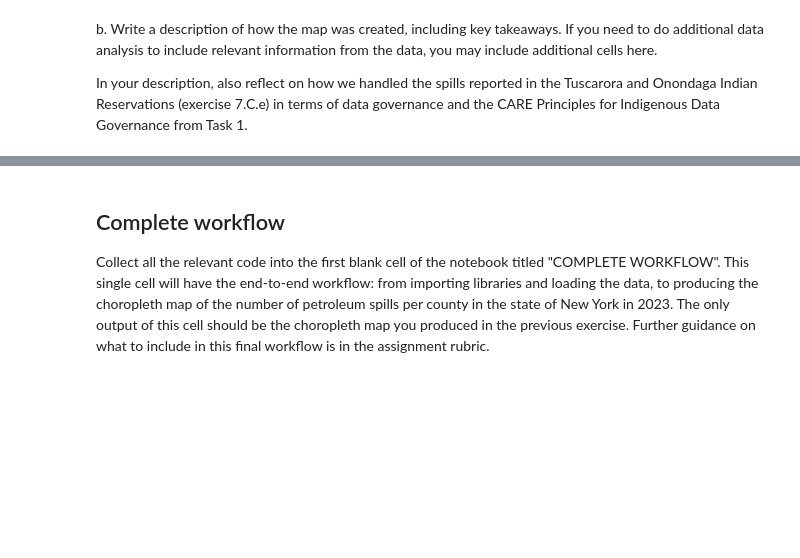
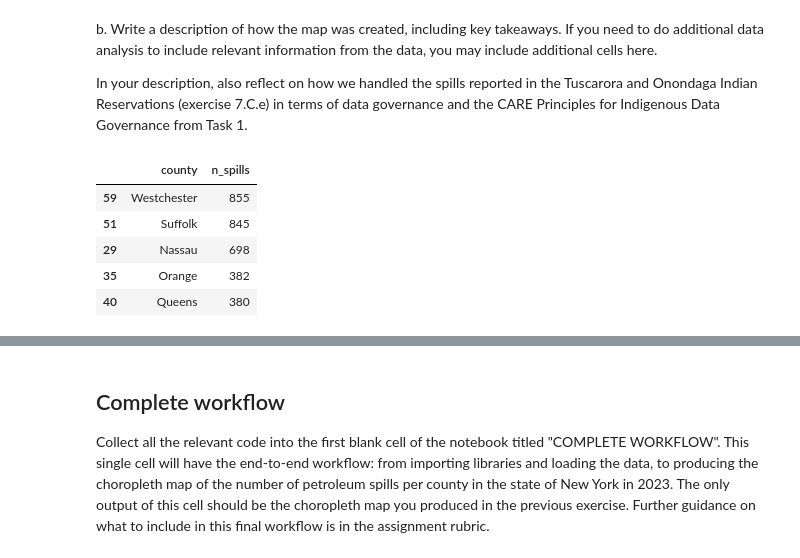
Before and after one commit to kailani-boop/eds220-hwk3, a Jupyter notebook: hwk3-task2-spills.ipynb, the cells around one changed output, grey strips where cells are left out. Cells and saved outputs as stored; diff of their text form; code cells hidden in the pictures; blank space fills up the shorter version.

```diff
--- a/hwk3-task2-spills.ipynb
+++ b/hwk3-task2-spills.ipynb
@@ -639,3 +712,12 @@ Your map should be polished and have (at least) the following updates:
 b. Write a description of how the map was created, including key takeaways. If you need to do additional data analysis to include relevant information from the data, you may include additional cells here.
 
 In your description, also reflect on how we handled the spills reported in the Tuscarora and Onondaga Indian Reservations (exercise 7.C.e) in terms of data governance and the CARE Principles for Indigenous Data Governance from Task 1.
+# %%
+ny_spills.sort_values('n_spills', ascending=False)[['county', 'n_spills']].head(5)
+# %% [output]
+|  | county | n_spills |
+| 59 | Westchester | 855 |
+| 51 | Suffolk | 845 |
+| 29 | Nassau | 698 |
+| 35 | Orange | 382 |
+| 40 | Queens | 380 |
```
Also changed, not shown: parts of 16 cells of this notebook.
